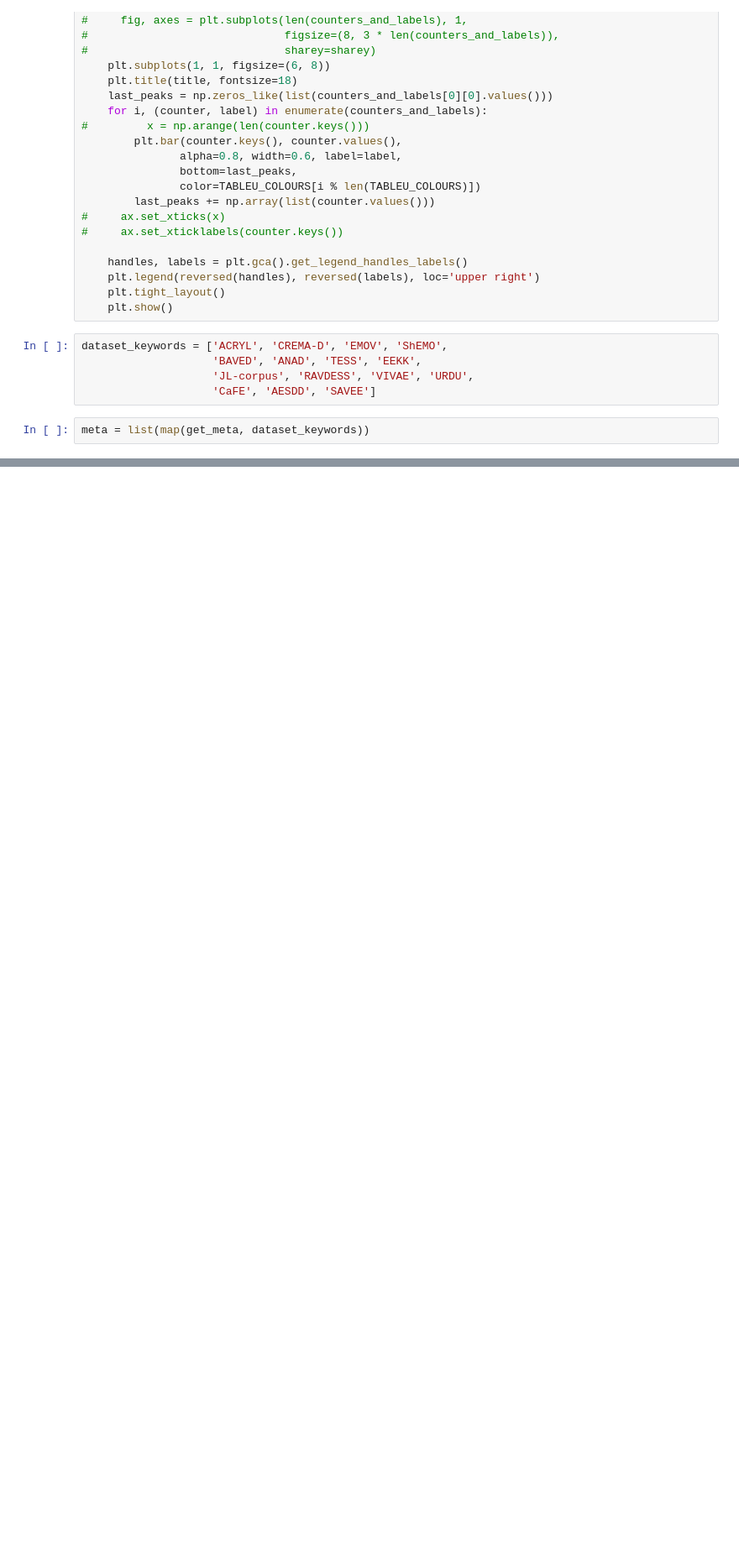
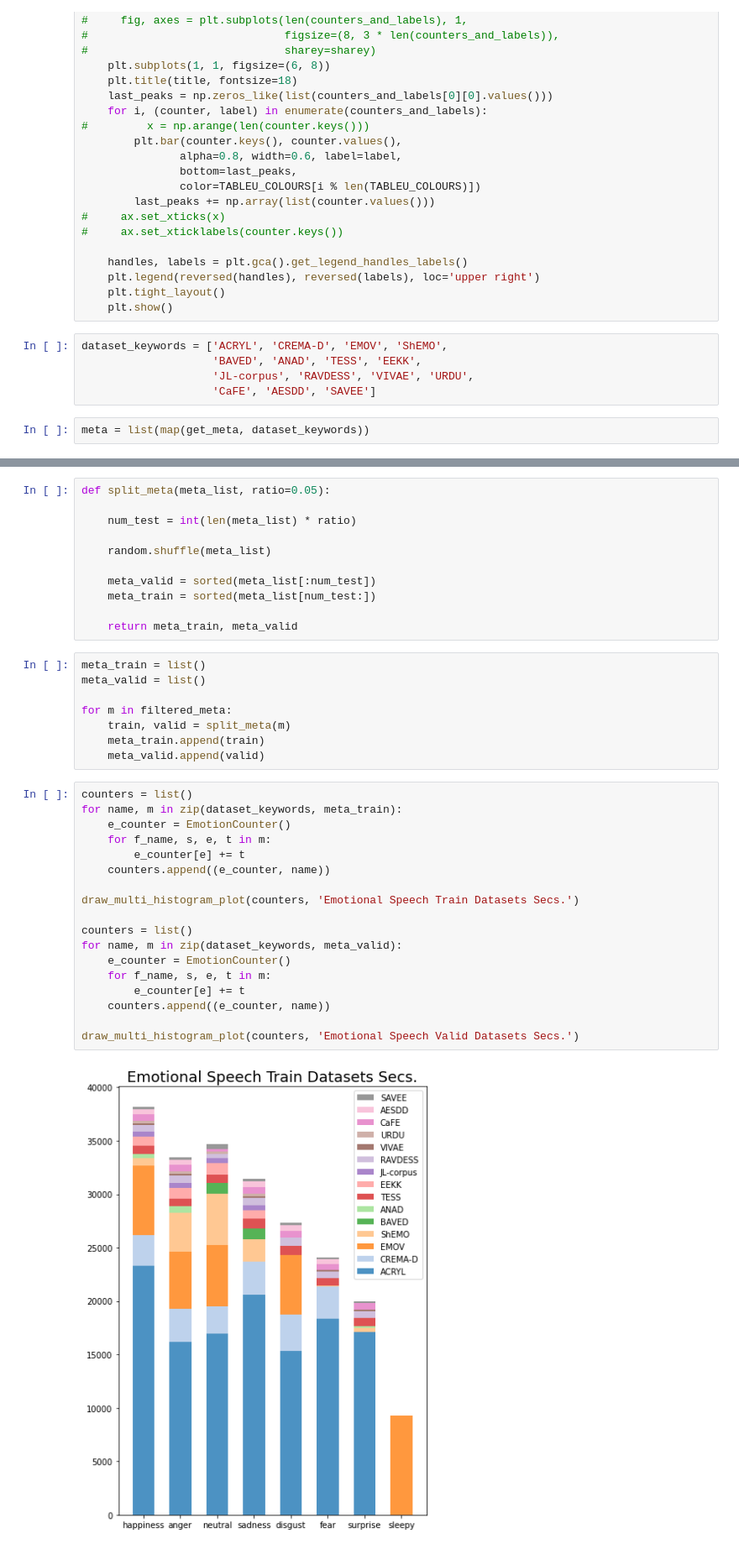
Before and after one commit to Joovvhan/speech-emotion-recognition, a Jupyter notebook: data-viewer.ipynb, the cells around one changed output, grey strips where cells are left out. Shown at 84% size. Saved outputs shown, nothing was run; the diff lists cells and outputs as text; blank space fills up the shorter version.

```diff
--- a/data-viewer.ipynb
+++ b/data-viewer.ipynb
@@ -142,0 +242,39 @@ EmotionCounter({'happiness': 9078, 'anger': 9058, 'neutral': 8721, 'sadness': 69
+# %%
+def split_meta(meta_list, ratio=0.05):
+
+    num_test = int(len(meta_list) * ratio)
+
+    random.shuffle(meta_list)
+
+    meta_valid = sorted(meta_list[:num_test])
+    meta_train = sorted(meta_list[num_test:])
+
+    return meta_train, meta_valid
+# %%
+meta_train = list()
+meta_valid = list()
+
+for m in filtered_meta:
+    train, valid = split_meta(m)
+    meta_train.append(train)
+    meta_valid.append(valid)
+# %%
+counters = list()
+for name, m in zip(dataset_keywords, meta_train):
+    e_counter = EmotionCounter()
+    for f_name, s, e, t in m:
+        e_counter[e] += t
+    counters.append((e_counter, name))
+
+draw_multi_histogram_plot(counters, 'Emotional Speech Train Datasets Secs.')
+
+counters = list()
+for name, m in zip(dataset_keywords, meta_valid):
+    e_counter = EmotionCounter()
+    for f_name, s, e, t in m:
+        e_counter[e] += t
+    counters.append((e_counter, name))
+
+draw_multi_histogram_plot(counters, 'Emotional Speech Valid Datasets Secs.')
+# %% [output]
+[figure, added]
```
Also changed, not shown: parts of 14 cells of this notebook, 2 other files.
